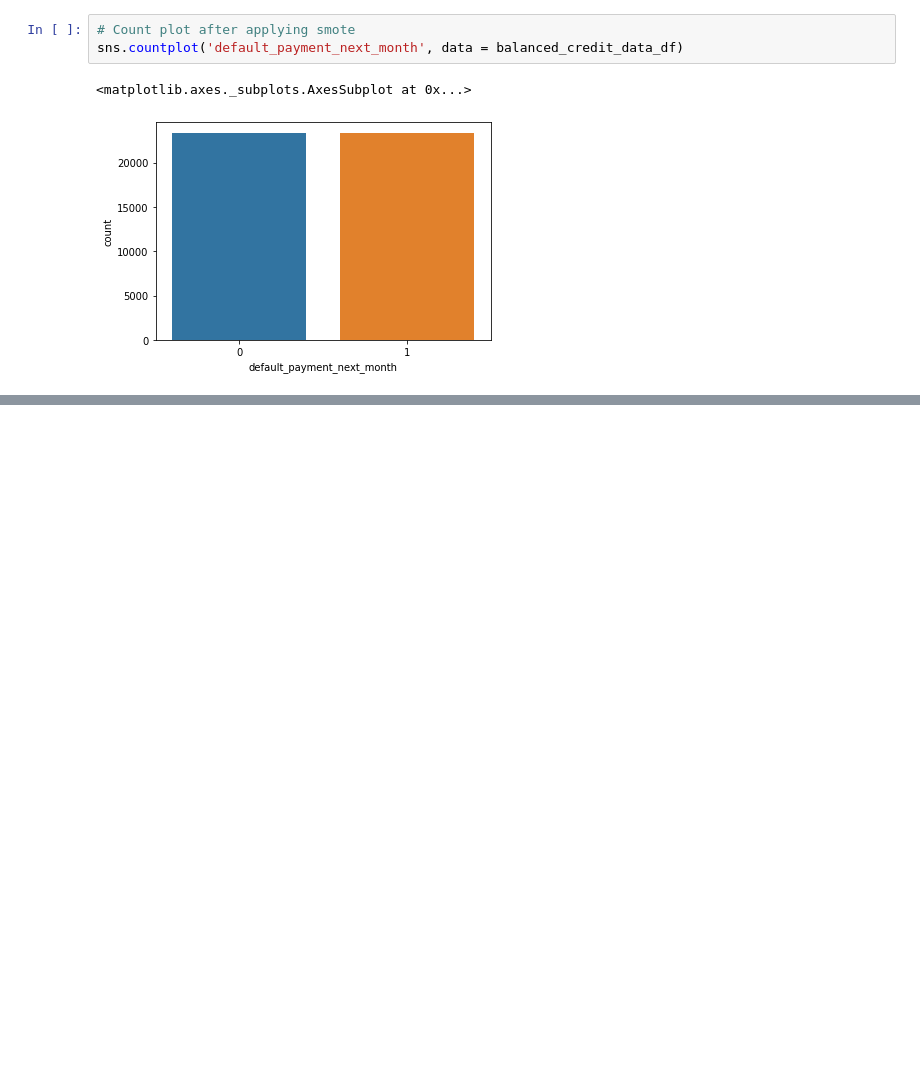
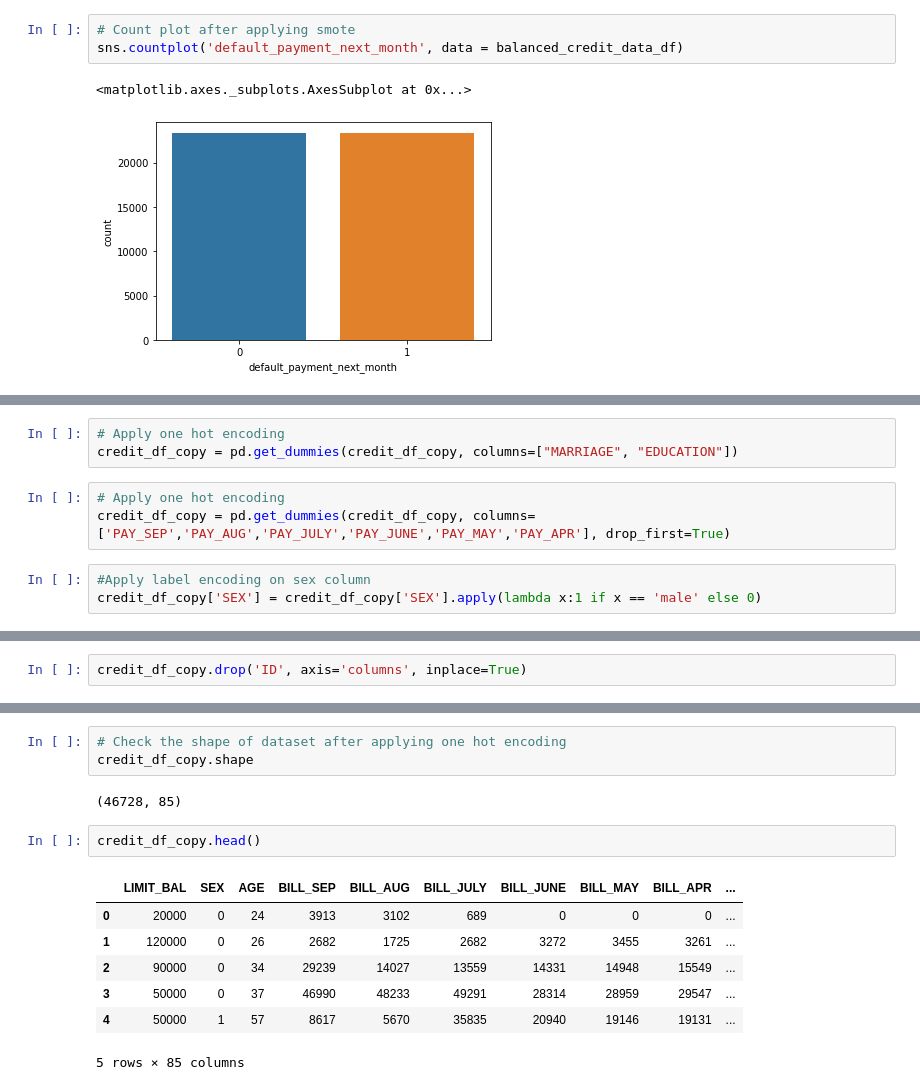
Before and after one commit to mmishra1092/Credit-Card-Default-Prediction, a Jupyter notebook: MAYANK_MISHRA_Credit_Card_Default_Prediction_Capstone_Project.ipynb, the cells around one changed output, grey strips where cells are left out. Cells and saved outputs as stored; diff of their text form; blank space fills up the shorter version.

```diff
--- a/MAYANK_MISHRA_Credit_Card_Default_Prediction_Capstone_Project.ipynb
+++ b/MAYANK_MISHRA_Credit_Card_Default_Prediction_Capstone_Project.ipynb
@@ -586,0 +653,9 @@ balanced_credit_data_df[balanced_credit_data_df['default_payment_next_month']==1
+# %%
+# Apply one hot encoding
+credit_df_copy = pd.get_dummies(credit_df_copy, columns=["MARRIAGE", "EDUCATION"])
+# %%
+# Apply one hot encoding
+credit_df_copy = pd.get_dummies(credit_df_copy, columns=['PAY_SEP','PAY_AUG','PAY_JULY','PAY_JUNE','PAY_MAY','PAY_APR'], drop_first=True)
+# %%
+#Apply label encoding on sex column
+credit_df_copy['SEX'] = credit_df_copy['SEX'].apply(lambda x:1 if x == 'male' else 0)
@@ -586,0 +665,2 @@ balanced_credit_data_df[balanced_credit_data_df['default_payment_next_month']==1
+# %%
+credit_df_copy.drop('ID', axis='columns', inplace=True)
@@ -586,0 +691,15 @@ balanced_credit_data_df[balanced_credit_data_df['default_payment_next_month']==1
+# %%
+# Check the shape of dataset after applying one hot encoding
+credit_df_copy.shape
+# %% [output]
+(46728, 85)
+# %%
+credit_df_copy.head()
+# %% [output]
+|  | LIMIT_BAL | SEX | AGE | BILL_SEP | BILL_AUG | BILL_JULY | BILL_JUNE | BILL_MAY | BILL_APR | ... |
+| 0 | 20000 | 0 | 24 | 3913 | 3102 | 689 | 0 | 0 | 0 | ... |
+| 1 | 120000 | 0 | 26 | 2682 | 1725 | 2682 | 3272 | 3455 | 3261 | ... |
+| 2 | 90000 | 0 | 34 | 29239 | 14027 | 13559 | 14331 | 14948 | 15549 | ... |
+| 3 | 50000 | 0 | 37 | 46990 | 48233 | 49291 | 28314 | 28959 | 29547 | ... |
+| 4 | 50000 | 1 | 57 | 8617 | 5670 | 35835 | 20940 | 19146 | 19131 | ... |
+5 rows × 85 columns
```
Also changed, not shown: parts of 15 cells of this notebook.
